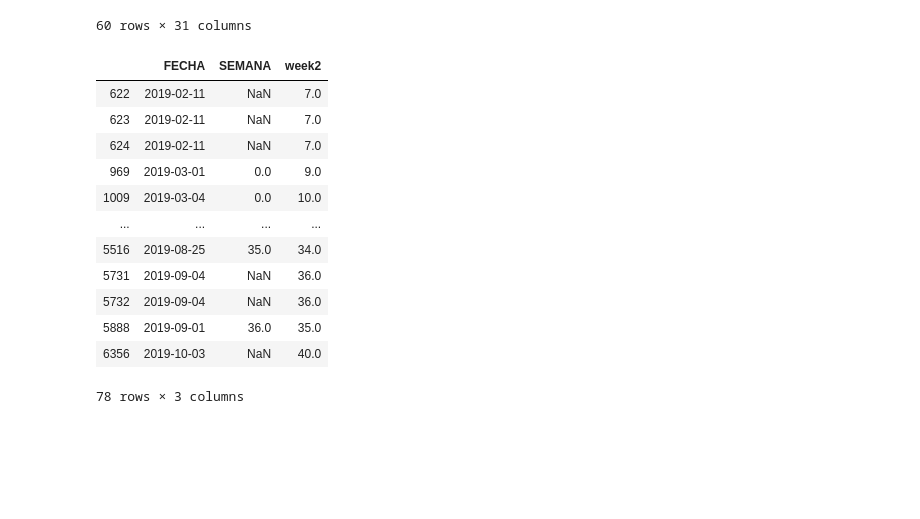
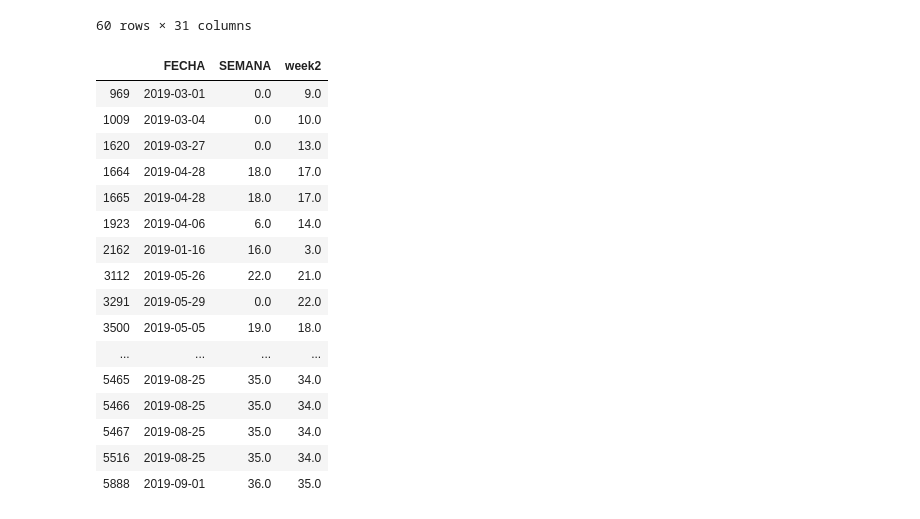
Before and after one commit to zs10011598/dci4, a Jupyter notebook: DATOS_RETO/limpieza_impresion.ipynb, the cells around one changed output. Saved outputs shown, nothing was run; the diff lists cells and outputs as text; code cells hidden in the pictures; blank space fills up the shorter version.

```diff
--- a/DATOS_RETO/limpieza_impresion.ipynb
+++ b/DATOS_RETO/limpieza_impresion.ipynb
@@ -245,21 +268,25 @@ df.head(60)
 | 59 | 2.0 | 2019-01-07 | 1.0 | 4.0 | OPERADOR8 | SAP-1466 | NaN | NOMBREDEPEDIDO13 | ... |
 60 rows × 31 columns
 # %%
-df[df['SEMANA'] != df['week2']][['FECHA', 'SEMANA', 'week2']]
+df[(df['SEMANA'] != df['week2']) & ~(df['SEMANA'].isnull())][['FECHA', 'SEMANA', 'week2']]
 # %% [output]
 |  | FECHA | SEMANA | week2 |
-| 622 | 2019-02-11 | NaN | 7.0 |
-| 623 | 2019-02-11 | NaN | 7.0 |
-| 624 | 2019-02-11 | NaN | 7.0 |
 | 969 | 2019-03-01 | 0.0 | 9.0 |
 | 1009 | 2019-03-04 | 0.0 | 10.0 |
+| 1620 | 2019-03-27 | 0.0 | 13.0 |
+| 1664 | 2019-04-28 | 18.0 | 17.0 |
+| 1665 | 2019-04-28 | 18.0 | 17.0 |
+| 1923 | 2019-04-06 | 6.0 | 14.0 |
+| 2162 | 2019-01-16 | 16.0 | 3.0 |
+| 3112 | 2019-05-26 | 22.0 | 21.0 |
+| 3291 | 2019-05-29 | 0.0 | 22.0 |
+| 3500 | 2019-05-05 | 19.0 | 18.0 |
 | ... | ... | ... | ... |
+| 5465 | 2019-08-25 | 35.0 | 34.0 |
+| 5466 | 2019-08-25 | 35.0 | 34.0 |
+| 5467 | 2019-08-25 | 35.0 | 34.0 |
 | 5516 | 2019-08-25 | 35.0 | 34.0 |
-| 5731 | 2019-09-04 | NaN | 36.0 |
-| 5732 | 2019-09-04 | NaN | 36.0 |
 | 5888 | 2019-09-01 | 36.0 | 35.0 |
-| 6356 | 2019-10-03 | NaN | 40.0 |
-78 rows × 3 columns
 # %%
 df['SEMANA'] =  df['week2']
 # %%
```
Also changed, not shown: parts of 3 cells of this notebook, 2 other files.
